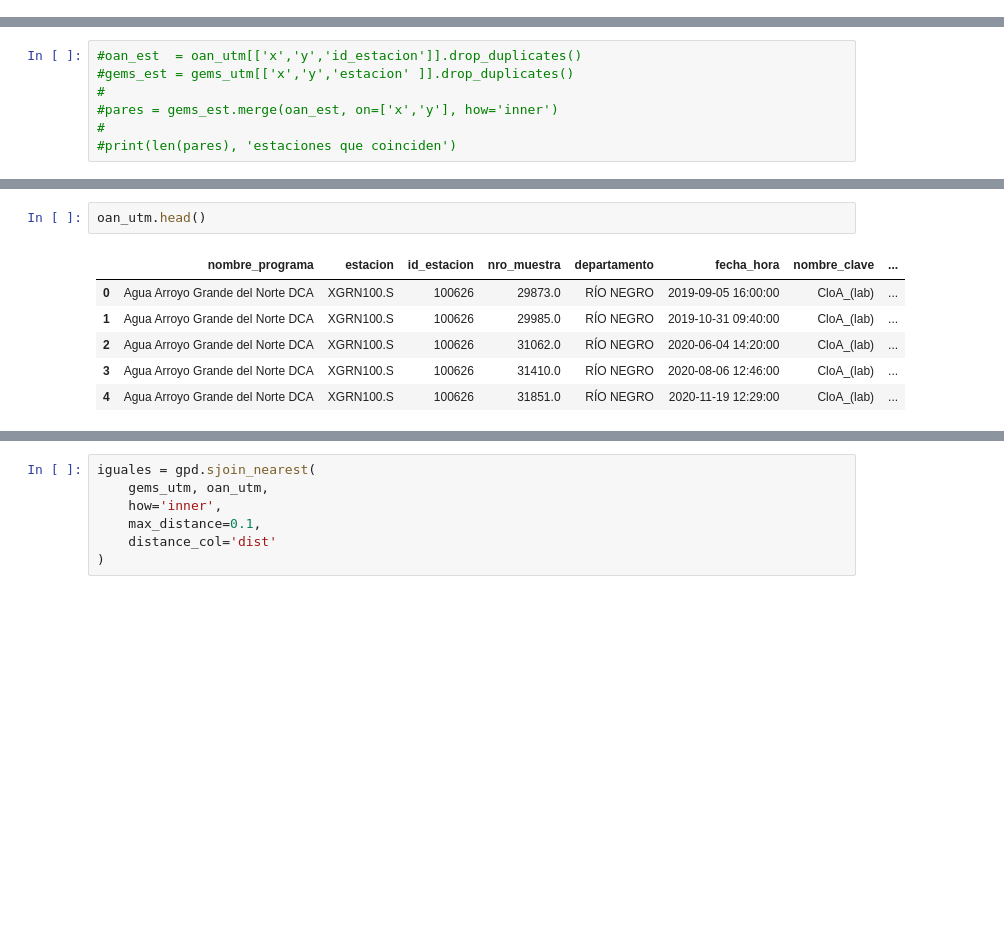
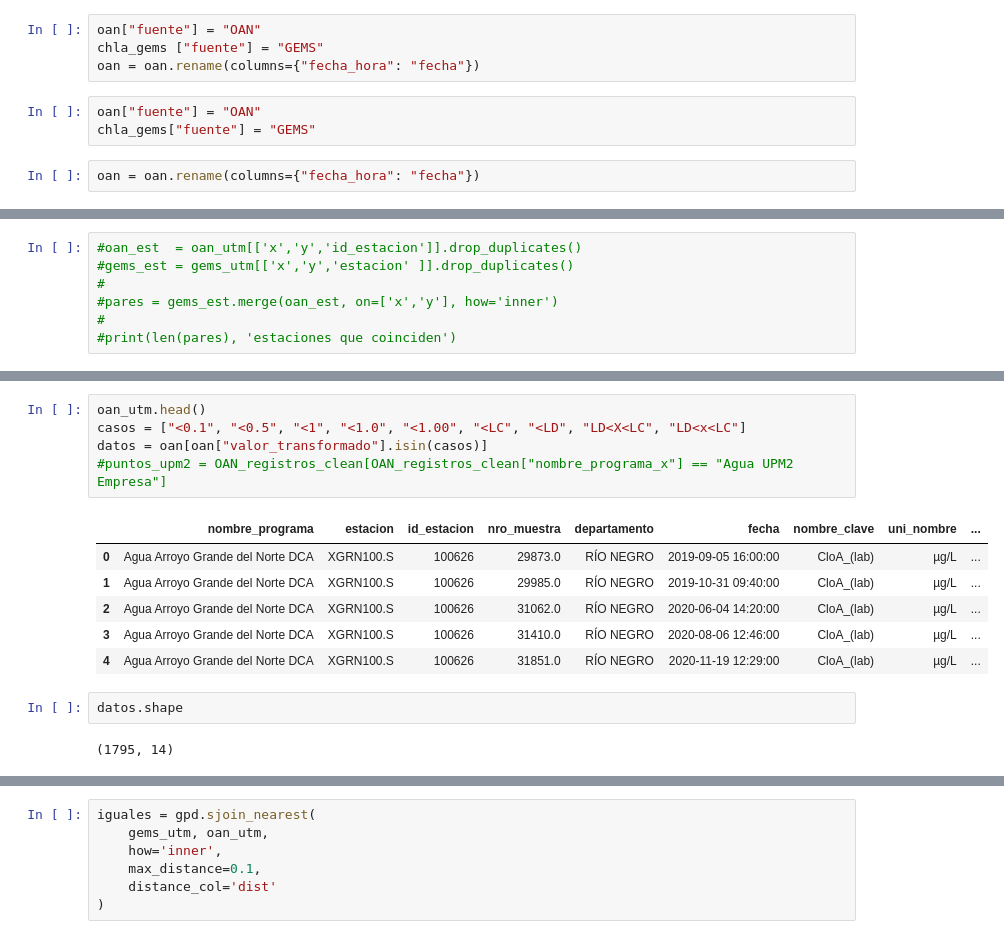
Before and after one commit to dimy20/ProyectoAA, a Jupyter notebook: notebooks/oan_gems_normalization.ipynb, the cells around one changed output, grey strips where cells are left out. Saved outputs shown, nothing was run; the diff lists cells and outputs as text; blank space fills up the shorter version.

```diff
--- a/notebooks/oan_gems_normalization.ipynb
+++ b/notebooks/oan_gems_normalization.ipynb
@@ -5,6 +5,15 @@ import pandas as pd
 oan = gpd.read_file("../data/data/oan/oan_registros_clean.geojson")
 chla_gems = gpd.read_file("../data/data/joins/gems_chla.geojson")
 gem_puntos_examin = pd.read_csv("../data/data/puntos_examinados.csv")
+# %%
+oan["fuente"] = "OAN"
+chla_gems ["fuente"] = "GEMS"
+oan = oan.rename(columns={"fecha_hora": "fecha"})
+# %%
+oan["fuente"] = "OAN"
+chla_gems["fuente"] = "GEMS"
+# %%
+oan = oan.rename(columns={"fecha_hora": "fecha"})
 # %%
 gem_puntos_examin.head()
 # %% [output]
@@ -32,9 +61,16 @@ gems_utm = chla_gems.to_crs(32721).copy()
 # %%
 oan_utm.head()
+casos = ["<0.1", "<0.5", "<1", "<1.0", "<1.00", "<LC", "<LD", "LD<X<LC", "LD<x<LC"]
+datos = oan[oan["valor_transformado"].isin(casos)]
+#puntos_upm2 = OAN_registros_clean[OAN_registros_clean["nombre_programa_x"] == "Agua UPM2 Empresa"]
 # %% [output]
-|  | nombre_programa | estacion | id_estacion | nro_muestra | departamento | fecha_hora | nombre_clave | ... |
-| 0 | Agua Arroyo Grande del Norte DCA | XGRN100.S | 100626 | 29873.0 | RÍO NEGRO | 2019-09-05 16:00:00 | CloA_(lab) | ... |
-| 1 | Agua Arroyo Grande del Norte DCA | XGRN100.S | 100626 | 29985.0 | RÍO NEGRO | 2019-10-31 09:40:00 | CloA_(lab) | ... |
-| 2 | Agua Arroyo Grande del Norte DCA | XGRN100.S | 100626 | 31062.0 | RÍO NEGRO | 2020-06-04 14:20:00 | CloA_(lab) | ... |
-| 3 | Agua Arroyo Grande del Norte DCA | XGRN100.S | 100626 | 31410.0 | RÍO NEGRO | 2020-08-06 12:46:00 | CloA_(lab) | ... |
-| 4 | Agua Arroyo Grande del Norte DCA | XGRN100.S | 100626 | 31851.0 | RÍO NEGRO | 2020-11-19 12:29:00 | CloA_(lab) | ... |
+|  | nombre_programa | estacion | id_estacion | nro_muestra | departamento | fecha | nombre_clave | uni_nombre | ... |
+| 0 | Agua Arroyo Grande del Norte DCA | XGRN100.S | 100626 | 29873.0 | RÍO NEGRO | 2019-09-05 16:00:00 | CloA_(lab) | µg/L | ... |
+| 1 | Agua Arroyo Grande del Norte DCA | XGRN100.S | 100626 | 29985.0 | RÍO NEGRO | 2019-10-31 09:40:00 | CloA_(lab) | µg/L | ... |
+| 2 | Agua Arroyo Grande del Norte DCA | XGRN100.S | 100626 | 31062.0 | RÍO NEGRO | 2020-06-04 14:20:00 | CloA_(lab) | µg/L | ... |
+| 3 | Agua Arroyo Grande del Norte DCA | XGRN100.S | 100626 | 31410.0 | RÍO NEGRO | 2020-08-06 12:46:00 | CloA_(lab) | µg/L | ... |
+| 4 | Agua Arroyo Grande del Norte DCA | XGRN100.S | 100626 | 31851.0 | RÍO NEGRO | 2020-11-19 12:29:00 | CloA_(lab) | µg/L | ... |
+# %%
+datos.shape
+# %% [output]
+(1795, 14)
```
Also changed, not shown: parts of 46 cells of this notebook, 1 other file.
